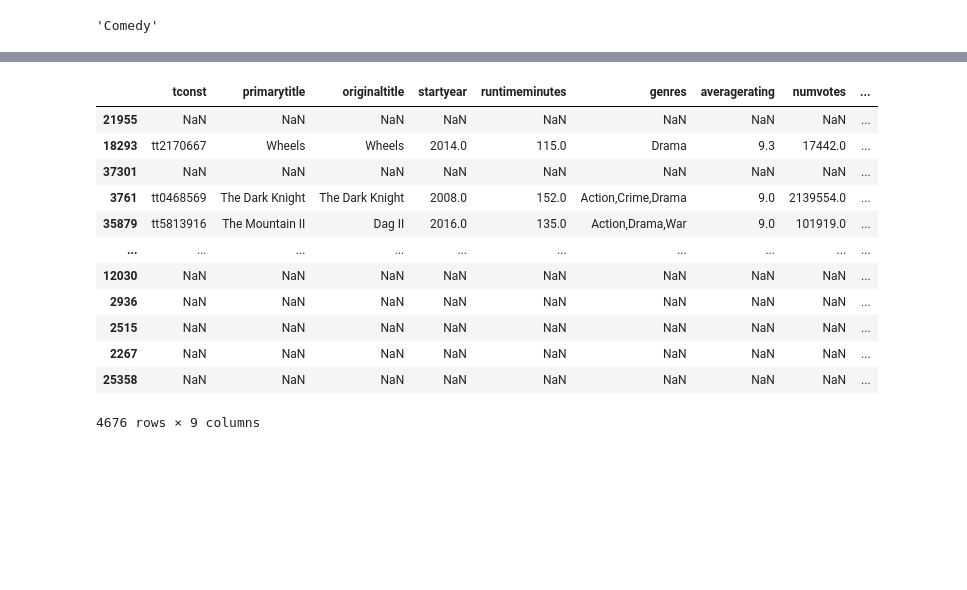
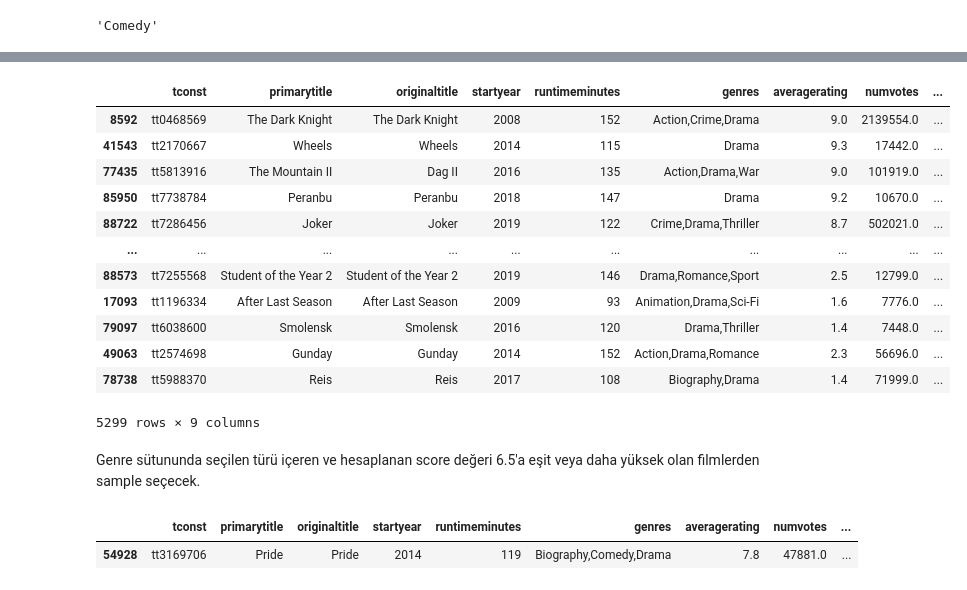
Before and after one commit to dsilan/MovieRecommendation, a Jupyter notebook: MovieRecommendation.ipynb, the cells around one changed output, grey strips where cells are left out. Cells and saved outputs as stored; diff of their text form; code cells hidden in the pictures; blank space fills up the shorter version.

```diff
--- a/MovieRecommendation.ipynb
+++ b/MovieRecommendation.ipynb
@@ -14,2 +13,3 @@ Saving imdb.csv to imdb.csv
 # %%
-movies = pd.read_csv('imdb.csv')
+movies = pd.read_csv('imdb-movies-data.csv')
+movies.describe
@@ -202,16 +230,23 @@ np.random.choice(np.array(list(notr_mood_genres.keys())), 1, p=np.array(list(not
 # %%
-q_movies.where(q_movies["genres"].str.contains("Drama"))
+q_movies.loc[q_movies['genres'].str.contains('Drama')]
 # %% [output]
 |  | tconst | primarytitle | originaltitle | startyear | runtimeminutes | genres | averagerating | numvotes | ... |
-| 21955 | NaN | NaN | NaN | NaN | NaN | NaN | NaN | NaN | ... |
-| 18293 | tt2170667 | Wheels | Wheels | 2014.0 | 115.0 | Drama | 9.3 | 17442.0 | ... |
-| 37301 | NaN | NaN | NaN | NaN | NaN | NaN | NaN | NaN | ... |
-| 3761 | tt0468569 | The Dark Knight | The Dark Knight | 2008.0 | 152.0 | Action,Crime,Drama | 9.0 | 2139554.0 | ... |
-| 35879 | tt5813916 | The Mountain II | Dag II | 2016.0 | 135.0 | Action,Drama,War | 9.0 | 101919.0 | ... |
+| 8592 | tt0468569 | The Dark Knight | The Dark Knight | 2008 | 152 | Action,Crime,Drama | 9.0 | 2139554.0 | ... |
+| 41543 | tt2170667 | Wheels | Wheels | 2014 | 115 | Drama | 9.3 | 17442.0 | ... |
+| 77435 | tt5813916 | The Mountain II | Dag II | 2016 | 135 | Action,Drama,War | 9.0 | 101919.0 | ... |
+| 85950 | tt7738784 | Peranbu | Peranbu | 2018 | 147 | Drama | 9.2 | 10670.0 | ... |
+| 88722 | tt7286456 | Joker | Joker | 2019 | 122 | Crime,Drama,Thriller | 8.7 | 502021.0 | ... |
 | ... | ... | ... | ... | ... | ... | ... | ... | ... | ... |
-| 12030 | NaN | NaN | NaN | NaN | NaN | NaN | NaN | NaN | ... |
-| 2936 | NaN | NaN | NaN | NaN | NaN | NaN | NaN | NaN | ... |
-| 2515 | NaN | NaN | NaN | NaN | NaN | NaN | NaN | NaN | ... |
-| 2267 | NaN | NaN | NaN | NaN | NaN | NaN | NaN | NaN | ... |
-| 25358 | NaN | NaN | NaN | NaN | NaN | NaN | NaN | NaN | ... |
+| 88573 | tt7255568 | Student of the Year 2 | Student of the Year 2 | 2019 | 146 | Drama,Romance,Sport | 2.5 | 12799.0 | ... |
+| 17093 | tt1196334 | After Last Season | After Last Season | 2009 | 93 | Animation,Drama,Sci-Fi | 1.6 | 7776.0 | ... |
+| 79097 | tt6038600 | Smolensk | Smolensk | 2016 | 120 | Drama,Thriller | 1.4 | 7448.0 | ... |
+| 49063 | tt2574698 | Gunday | Gunday | 2014 | 152 | Action,Drama,Romance | 2.3 | 56696.0 | ... |
+| 78738 | tt5988370 | Reis | Reis | 2017 | 108 | Biography,Drama | 1.4 | 71999.0 | ... |
-4676 rows × 9 columns
+5299 rows × 9 columns
+# %% [markdown]
+Genre sütununda seçilen türü içeren ve hesaplanan score değeri 6.5'a eşit veya daha yüksek olan filmlerden sample seçecek.
+# %%
+q_movies.loc[(q_movies['genres'].str.contains('Drama')) & (q_movies['score'] >= 6.5) ].sample()
+# %% [output]
+|  | tconst | primarytitle | originaltitle | startyear | runtimeminutes | genres | averagerating | numvotes | ... |
+| 54928 | tt3169706 | Pride | Pride | 2014 | 119 | Biography,Comedy,Drama | 7.8 | 47881.0 | ... |
```
Also changed, not shown: parts of 26 cells of this notebook.
